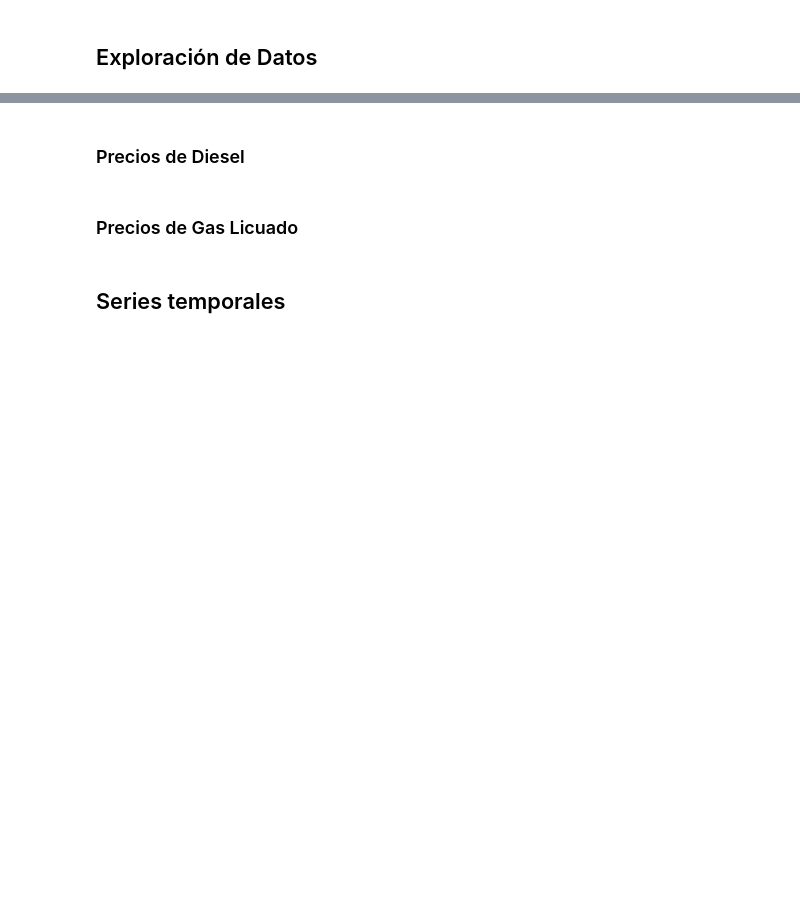
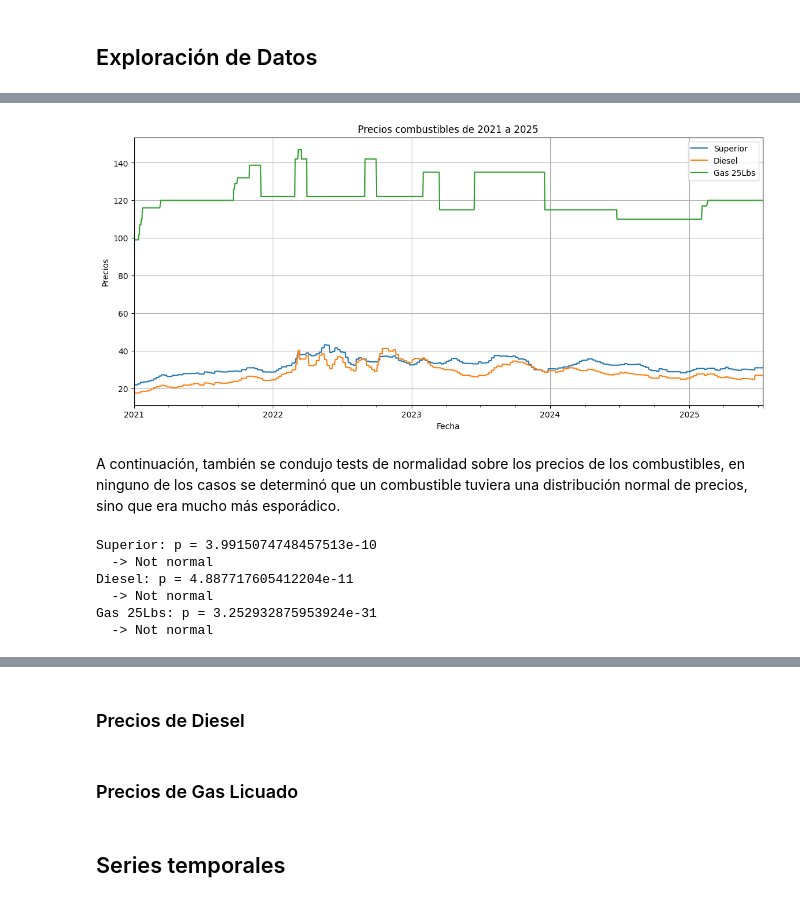
Before and after one commit to DanielRasho/DS-Lab1, a Jupyter notebook: report.ipynb, the cells around one changed output, grey strips where cells are left out. Cells and saved outputs as stored; diff of their text form; code cells hidden in the pictures; blank space fills up the shorter version.

```diff
--- a/report.ipynb
+++ b/report.ipynb
@@ -95,7 +124,25 @@ print(df.head())
 # %%
-# Line plot of all fuel prices
-df.plot(figsize=(14, 6), title="Fuel Prices Over Time")
-plt.ylabel("Price")
-plt.xlabel("Date")
+df_final.plot(figsize=(14, 6), y=['Superior', 'Diesel', 'Gas 25Lbs'], title="Precios combustibles de 2021 a 2025")
+plt.ylabel("Precios")
+plt.xlabel("Fecha")
 plt.grid(True)
 plt.show()
+# %% [output]
+[figure, added]
+# %% [markdown]
+A continuación, también se condujo tests de normalidad sobre los precios de los combustibles, en ninguno de los casos se determinó que un combustible tuviera una distribución normal de precios, sino que era mucho más esporádico.
+# %%
+for col in ["Superior", "Diesel", "Gas 25Lbs"]:
+    stat, p = shapiro(df_final[col].dropna())
+    print(f"{col}: p = {p}")
+    if p > 0.05:
+        print("  -> Likely normal")
+    else:
+        print("  -> Not normal")
+# %% [output]
+Superior: p = 3.9915074748457513e-10
+  -> Not normal
+Diesel: p = 4.887717605412204e-11
+  -> Not normal
+Gas 25Lbs: p = 3.252932875953924e-31
+  -> Not normal
```
Also changed, not shown: parts of 15 cells of this notebook.
